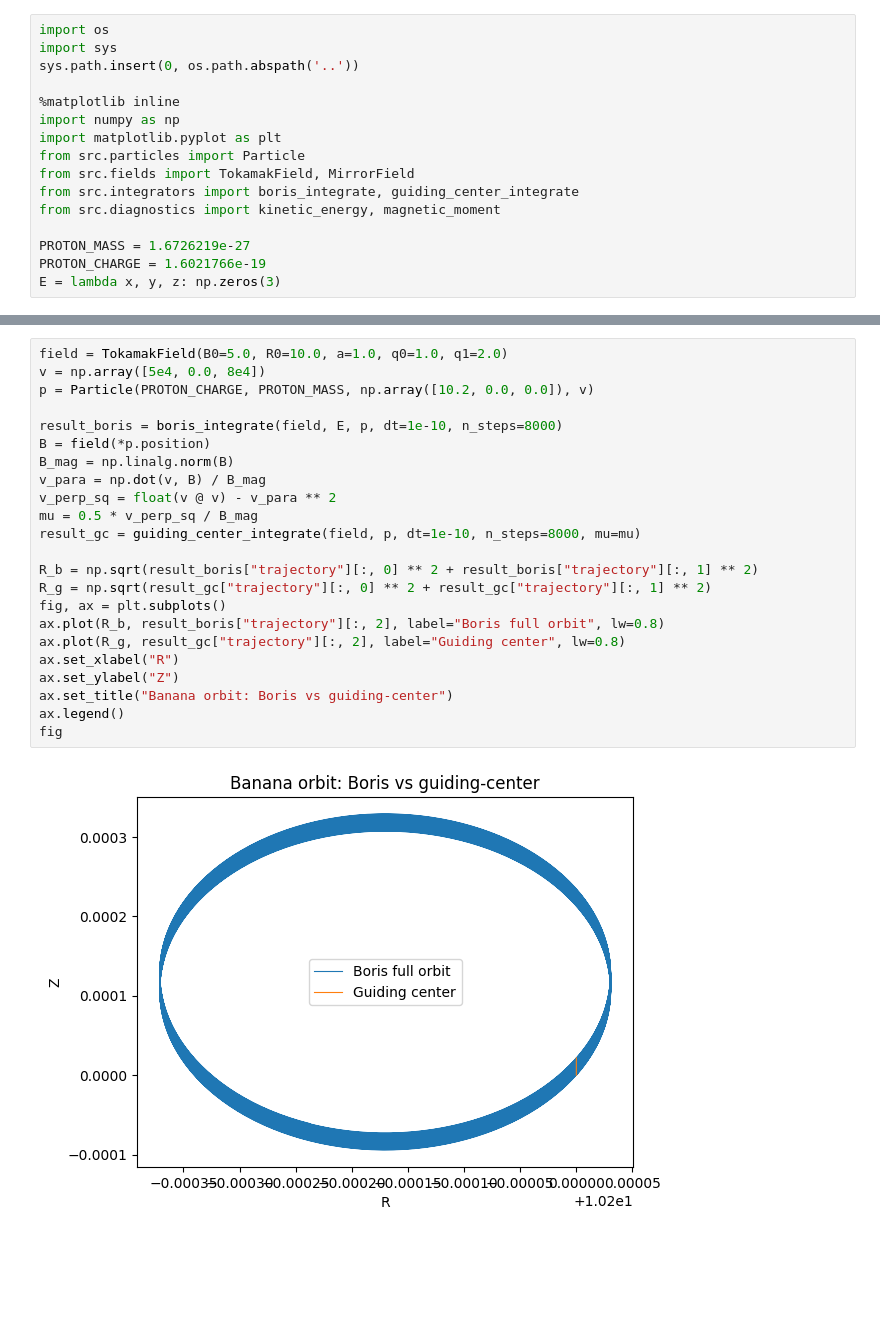
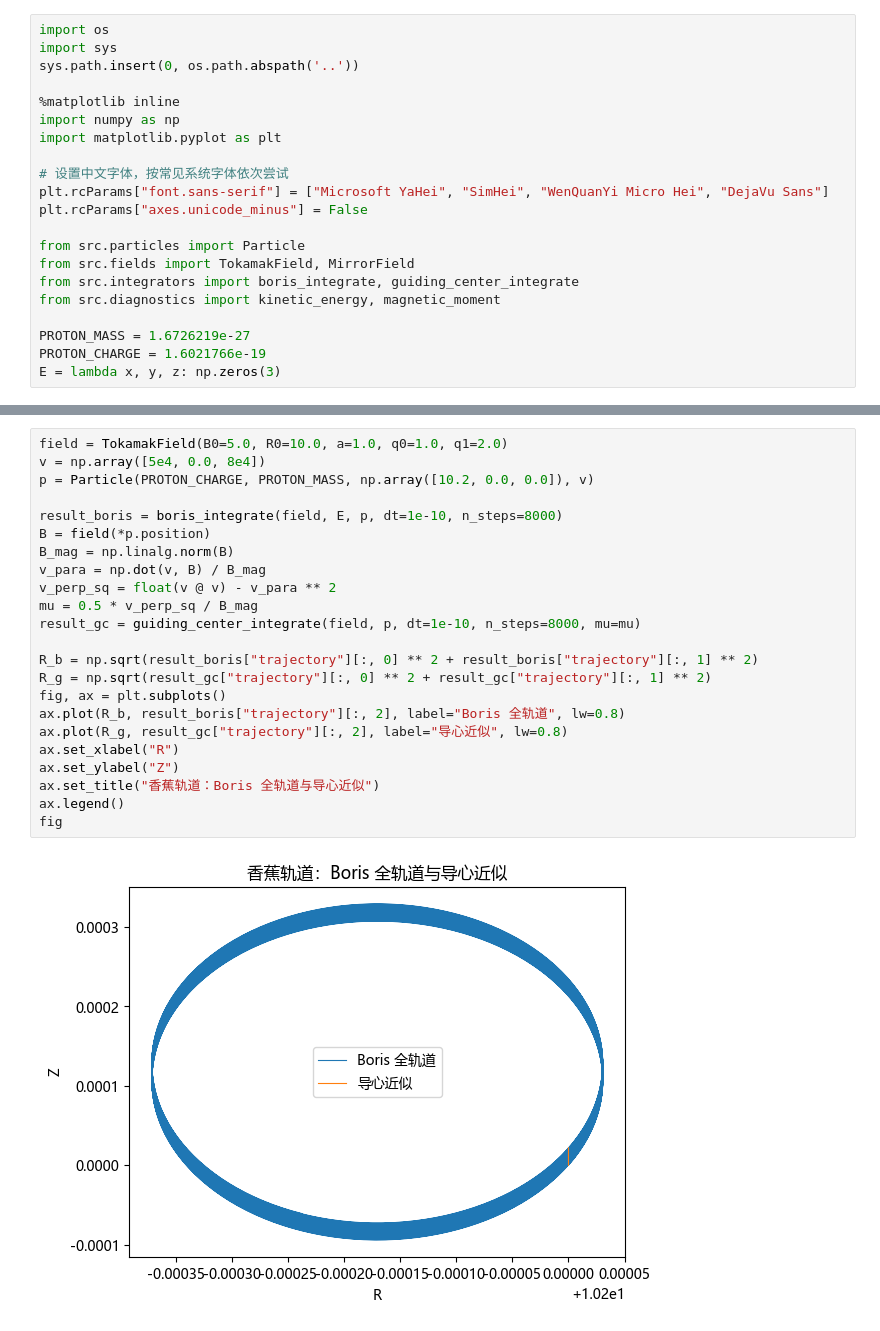
Before and after one commit to Lamb701/particle-simulation, a Jupyter notebook: notebooks/demo.ipynb, the cells around one changed output, grey strips where cells are left out. Saved outputs shown, nothing was run; the diff lists cells and outputs as text; blank space fills up the shorter version.

```diff
--- a/notebooks/demo.ipynb
+++ b/notebooks/demo.ipynb
@@ -14,6 +14,11 @@ sys.path.insert(0, os.path.abspath('..'))
 %matplotlib inline
 import numpy as np
 import matplotlib.pyplot as plt
+
+# 设置中文字体，按常见系统字体依次尝试
+plt.rcParams["font.sans-serif"] = ["Microsoft YaHei", "SimHei", "WenQuanYi Micro Hei", "DejaVu Sans"]
+plt.rcParams["axes.unicode_minus"] = False
+
 from src.particles import Particle
 from src.fields import TokamakField, MirrorField
 from src.integrators import boris_integrate, guiding_center_integrate
@@ -97,25 +104,25 @@ Compare the full Boris orbit with the guiding-center drift approximation in a to
 # %%
 field = TokamakField(B0=5.0, R0=10.0, a=1.0, q0=1.0, q1=2.0)
 v = np.array([5e4, 0.0, 8e4])
 p = Particle(PROTON_CHARGE, PROTON_MASS, np.array([10.2, 0.0, 0.0]), v)
 
 result_boris = boris_integrate(field, E, p, dt=1e-10, n_steps=8000)
 B = field(*p.position)
 B_mag = np.linalg.norm(B)
 v_para = np.dot(v, B) / B_mag
 v_perp_sq = float(v @ v) - v_para ** 2
 mu = 0.5 * v_perp_sq / B_mag
 result_gc = guiding_center_integrate(field, p, dt=1e-10, n_steps=8000, mu=mu)
 
 R_b = np.sqrt(result_boris["trajectory"][:, 0] ** 2 + result_boris["trajectory"][:, 1] ** 2)
 R_g = np.sqrt(result_gc["trajectory"][:, 0] ** 2 + result_gc["trajectory"][:, 1] ** 2)
 fig, ax = plt.subplots()
-ax.plot(R_b, result_boris["trajectory"][:, 2], label="Boris full orbit", lw=0.8)
-ax.plot(R_g, result_gc["trajectory"][:, 2], label="Guiding center", lw=0.8)
+ax.plot(R_b, result_boris["trajectory"][:, 2], label="Boris 全轨道", lw=0.8)
+ax.plot(R_g, result_gc["trajectory"][:, 2], label="导心近似", lw=0.8)
 ax.set_xlabel("R")
 ax.set_ylabel("Z")
-ax.set_title("Banana orbit: Boris vs guiding-center")
+ax.set_title("香蕉轨道：Boris 全轨道与导心近似")
 ax.legend()
 fig
 # %% [output]
-[figure, old version]
+[figure, new version]
```
Also changed, not shown: parts of 9 cells of this notebook, 10 other files.
